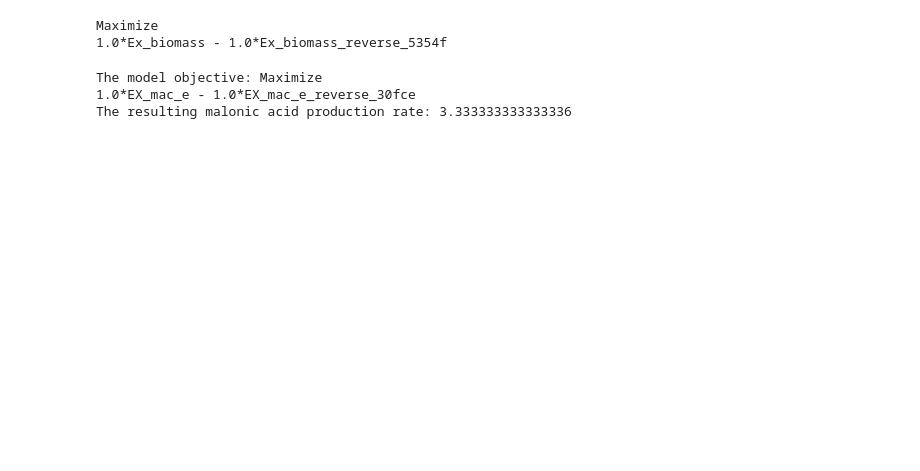
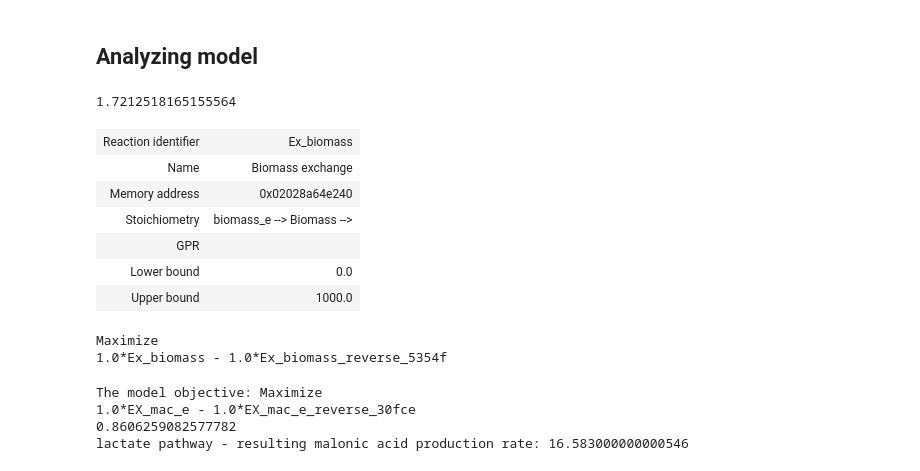
Before and after one commit to 27410/group-assignment-2021-group-8-malonic-acid-in-k-phaffii, a Jupyter notebook: models/Adjusted_models/iMT1026_adjustments.ipynb, the cells around one changed output. Saved outputs shown, nothing was run; the diff lists cells and outputs as text; code cells hidden in the pictures; blank space fills up the shorter version.

```diff
--- a/models/Adjusted_models/iMT1026_adjustments.ipynb
+++ b/models/Adjusted_models/iMT1026_adjustments.ipynb
@@ -28,0 +24,9 @@ Encoding LOWER_BOUND and UPPER_BOUND in KineticLaw is discouraged, use fbc:fluxB
+# %%
+path_selector = 3
+# 0 -> no additional reactions
+# 1 -> beta alanine pathway
+# 2 -> malonyl-CoA pathway
+# 3 -> lactate pathway
+path_name = ['no additional reactions','beta alanine pathway','malonyl-CoA pathway','lactate pathway']
+#set preffered groth rate
+factor_growth = 0.5
@@ -63,8 +85,0 @@ EX_malonic_acid.add_metabolites({malonic_acid_e: -1})
-# %%
-# Adding the reactions
-model.add_reactions([beta_ala_pyr_transaminase, mal_semal_dehydr, malonic_acid_etoEX, EX_malonic_acid])#
-#model.add_boundary(model.metabolites.malonic_acid_c, type='demand')
-print(beta_ala_pyr_transaminase.build_reaction_string())
-print(mal_semal_dehydr.build_reaction_string())
-#print(malonic_acid_etoEX.build_reaction_string())
-#print(EX_malonic_acid.build_reaction_string())
@@ -74 +190,38 @@ h2o_c + msa_c + nadp_c --> h_c + malonic_acid_c + nadph_c
+# %% [markdown]
+## Analyzing model
+# %%
+# Determine the maximum growth rate
+with model:
+    # Medium manipulations/analytics
+    medium = model.medium
+    medium['Ex_glyc']= 0
+    #medium['Ex_lac_L']= 100
+    medium['Ex_meoh']= 100
+    #medium['Ex_o2']= 1000
+    model.medium = medium
+
+    #model.objective = model.reactions.get_by_id('EX_mac_e')
+    solution = model.optimize()
+    max_growth = solution.objective_value
+    print(max_growth)
+# Set the minimum growth rate to ensure growth when optimizing for a product
+# model.reactions.Ex_biomass.lower_bound = max_growth*factor_growth
+# %% [output]
+1.7212518165155564
+# %%
+# Add constraint for biomass growth to model
+constrained_growth = model.problem.Constraint(
+    model.reactions.Ex_biomass.flux_expression,
+    lb=max_growth*factor_growth)
+model.add_cons_vars(constrained_growth)
+# %%
+model.reactions.Ex_biomass
+# %% [output]
+| Reaction identifier | Ex_biomass |
+| Name | Biomass exchange |
+| Memory address | 0x02028a64e240 |
+| Stoichiometry | biomass_e --> Biomass --> |
+| GPR |  |
+| Lower bound | 0.0 |
+| Upper bound | 1000.0 |
 # %%
@@ -85,12 +240,24 @@ model.medium = medium
 # %%
 # optimizing for malonic acid
 with model:
+    # Medium manipulations/analytics
+    medium = model.medium
+    medium['Ex_glyc']= 0
+    #medium['Ex_lac_L']= 100
+    medium['Ex_meoh']= 100
+    #medium['Ex_o2']= 1000
+    model.medium = medium
+
+
     model.objective = model.reactions.get_by_id('EX_mac_e')
-    ma_production = model.optimize().objective_value
+    solution = model.optimize()
+    ma_production = solution.objective_value
     print('The model objective:',model.objective)
     #print('The resulting biomass growth rate:',model2.reactions.BIOMASS_Ec_iML1515_core_75p37M.flux)
-print('The resulting malonic acid production rate:',ma_production)
+    print(solution.fluxes.Ex_biomass)
+print(path_name[path_selector],'- resulting malonic acid production rate:',ma_production)
 # %% [output]
 The model objective: Maximize
 1.0*EX_mac_e - 1.0*EX_mac_e_reverse_30fce
-The resulting malonic acid production rate: 3.333333333333336
+0.8606259082577782
+lactate pathway - resulting malonic acid production rate: 16.583000000000546
```
Also changed, not shown: parts of 49 cells of this notebook, 1 other file.
